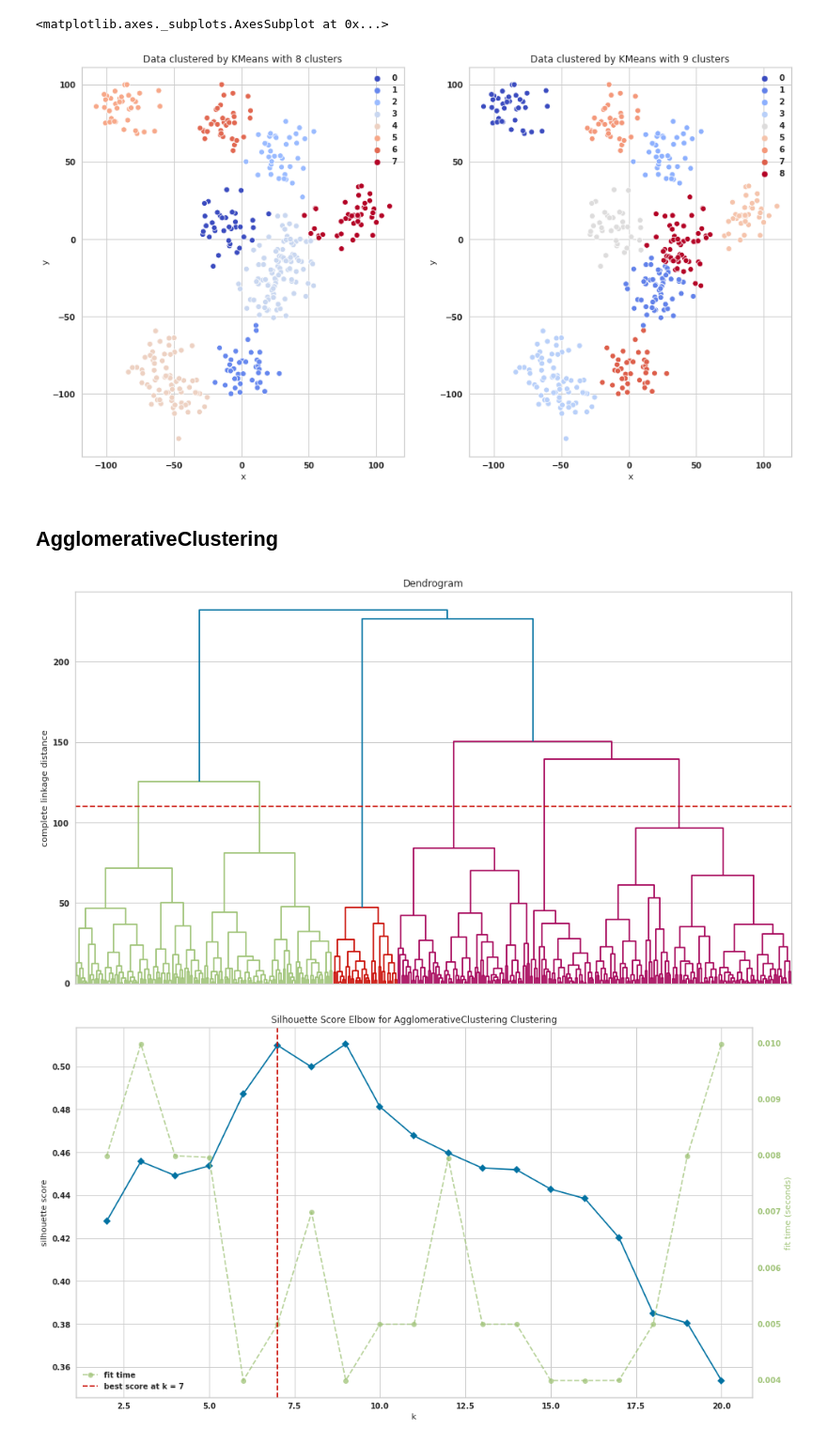
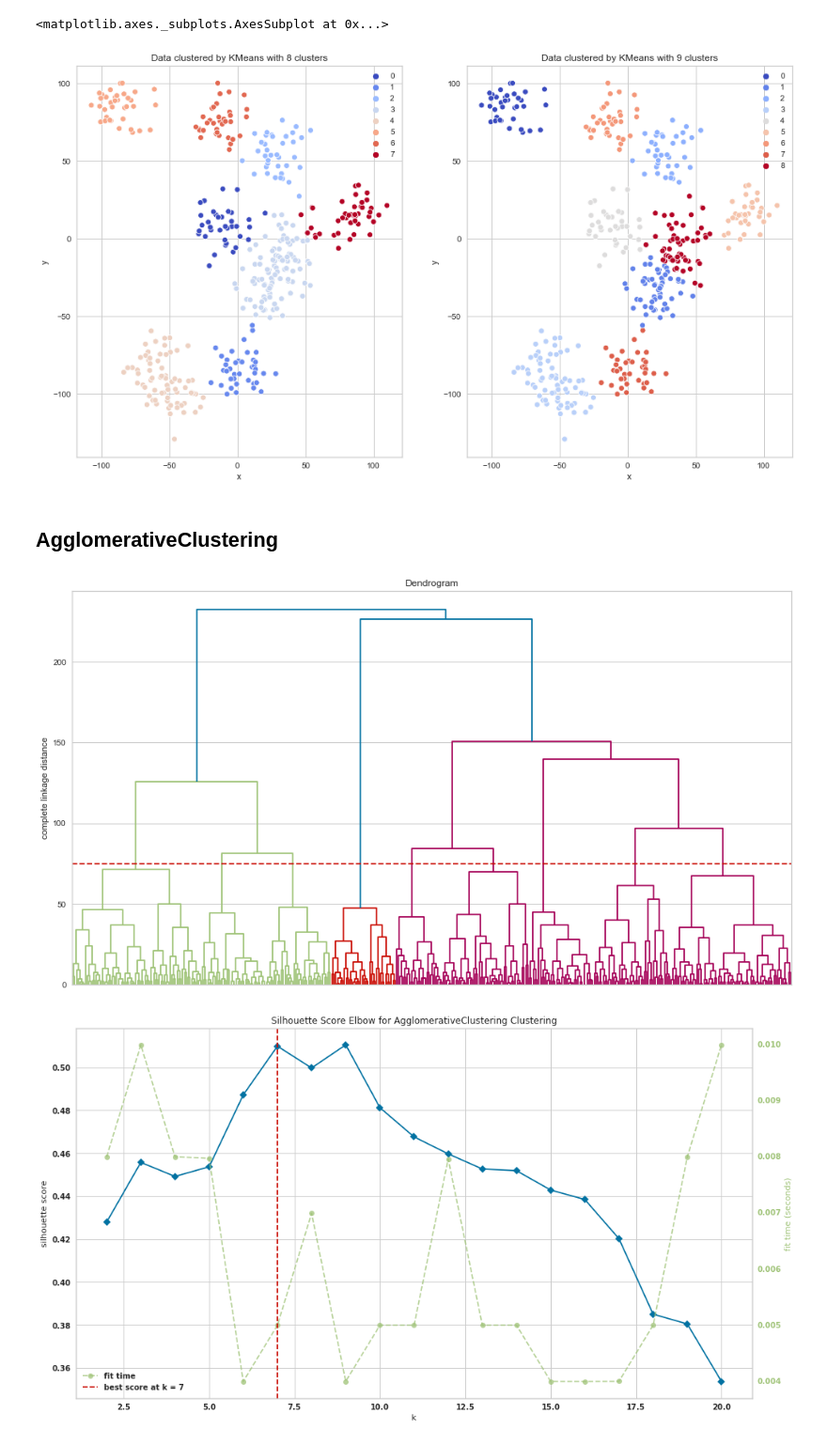
Before and after one commit to mini-pw/2021L-WUM, a Jupyter notebook: Prace_domowe/Praca_domowa5/Grupa4/Yevhenii_Vinichenko/pd5.ipynb, the cells around one changed output. Shown at 94% size. Drawn from its saved outputs; the diff is of its cells as text; code cells hidden in the pictures.

```diff
--- a/Prace_domowe/Praca_domowa5/Grupa4/Yevhenii_Vinichenko/pd5.ipynb
+++ b/Prace_domowe/Praca_domowa5/Grupa4/Yevhenii_Vinichenko/pd5.ipynb
@@ -68,43 +68,39 @@ visualizer.show()
 [figure]
 <matplotlib.axes._subplots.AxesSubplot at 0x...>
 # %%
-kmeans9 = KMeans(random_state=0, n_clusters=9)
-kmeans9.fit(data)
-kmeans8 = KMeans(random_state=0, n_clusters=8)
-kmeans8.fit(data)
+n_clusters = [8, 9]
+fig, axes = plt.subplots(1, 2)
 
-fig, axes = plt.subplots(1, 2)
-sns.scatterplot(ax=axes[0], x="x", y="y",
+for i in range(2):
+    kmeans = KMeans(n_clusters=n_clusters[i], random_state=0)
+    kmeans.fit(data)
+
+    sns.scatterplot(ax=axes[i], x="x", y="y",
                 data=data,
-                hue=kmeans8.labels_,
+                hue=kmeans.labels_,
                 legend="full",
                palette="coolwarm")
-sns.scatterplot(ax=axes[1], x="x", y="y",
-                data=data,
-                hue=kmeans9.labels_,
-                legend="full",
-               palette="coolwarm")
-axes[0].set_title("Data clustered by KMeans with 8 clusters")
-axes[1].set_title("Data clustered by KMeans with 9 clusters")
+    axes[i].set_title("Data clustered by KMeans with " + str(n_clusters[i]) + " clusters")
+
 plt.show()
-# w miarę sensowny podział,
-# mimo niższego indeksa C-H podział na 8 klastrów wygląda sensowniej
+
+# mimo niższego indeksu C-H podział na 8 klastrów wygląda sensowniej
 # %% [output]
-[figure, old version]
+[figure, new version]
 # %% [markdown]
 ## AgglomerativeClustering
 # %%
 hierarchy.dendrogram(hierarchy.linkage(data, method="complete"), orientation="top")
 plt.title("Dendrogram")
-plt.axhline(y=110, color="r", linestyle="dashed")
+plt.axhline(y=75, color="r", linestyle="dashed")
 ax = plt.gca()
 ax.axes.xaxis.set_visible(False)
 plt.ylabel("complete linkage distance")
 plt.show()
-# zasada kciuka sugeruje na to, że dobry poziom odcięcia to ten zaznaczony na rysunku,
-# co daje podział na 6 klastrów
+# sensownym wydaje się być zaznaczony na rysunku poziom odcięcia,
+# co daje podział na 9 klastrów
 # %% [output]
-[figure, old version]
+[figure, new version]
 # %%
 visualizer = KElbowVisualizer(AgglomerativeClustering(linkage="complete"),
                               k=(2,21),
```
Also changed, not shown: parts of 5 cells of this notebook.
